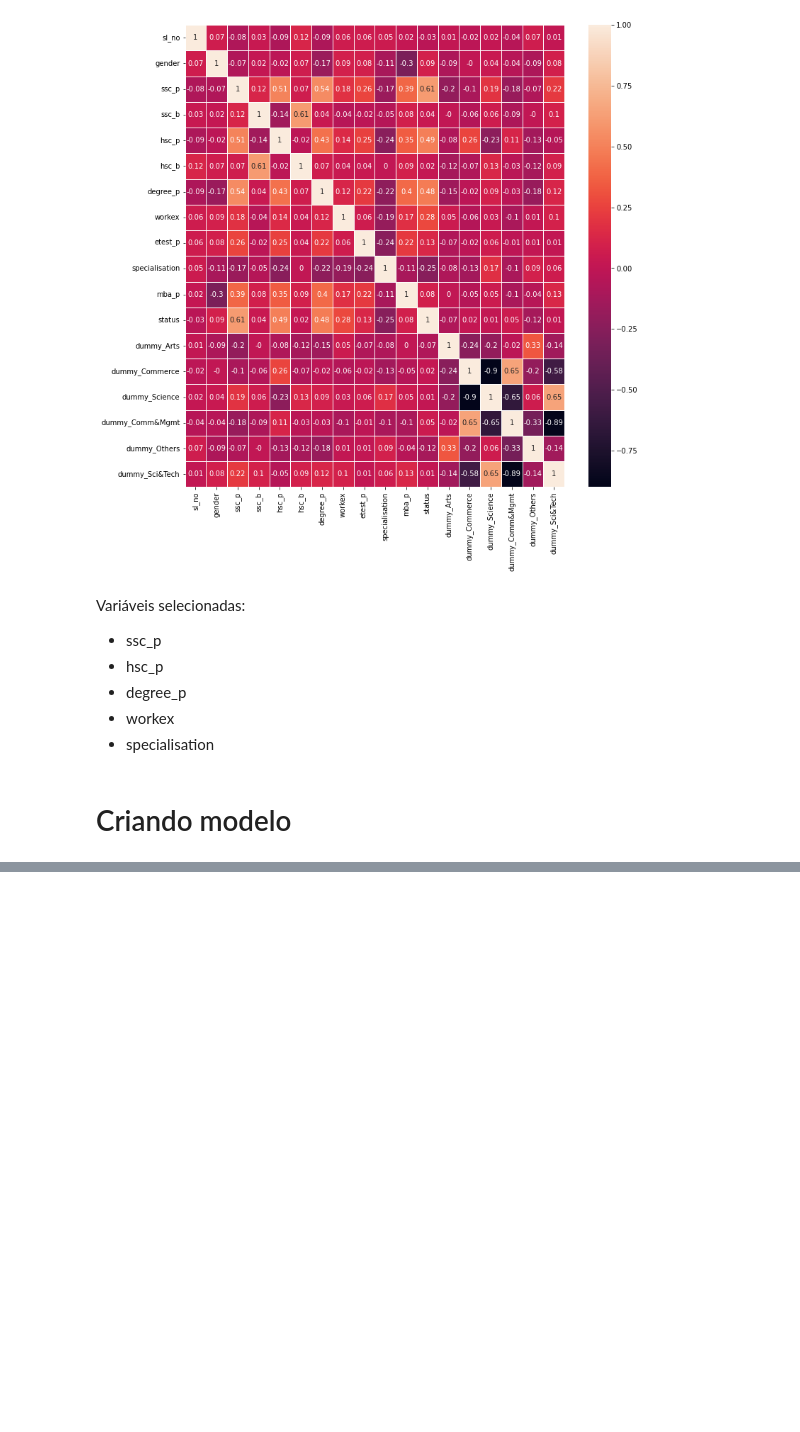
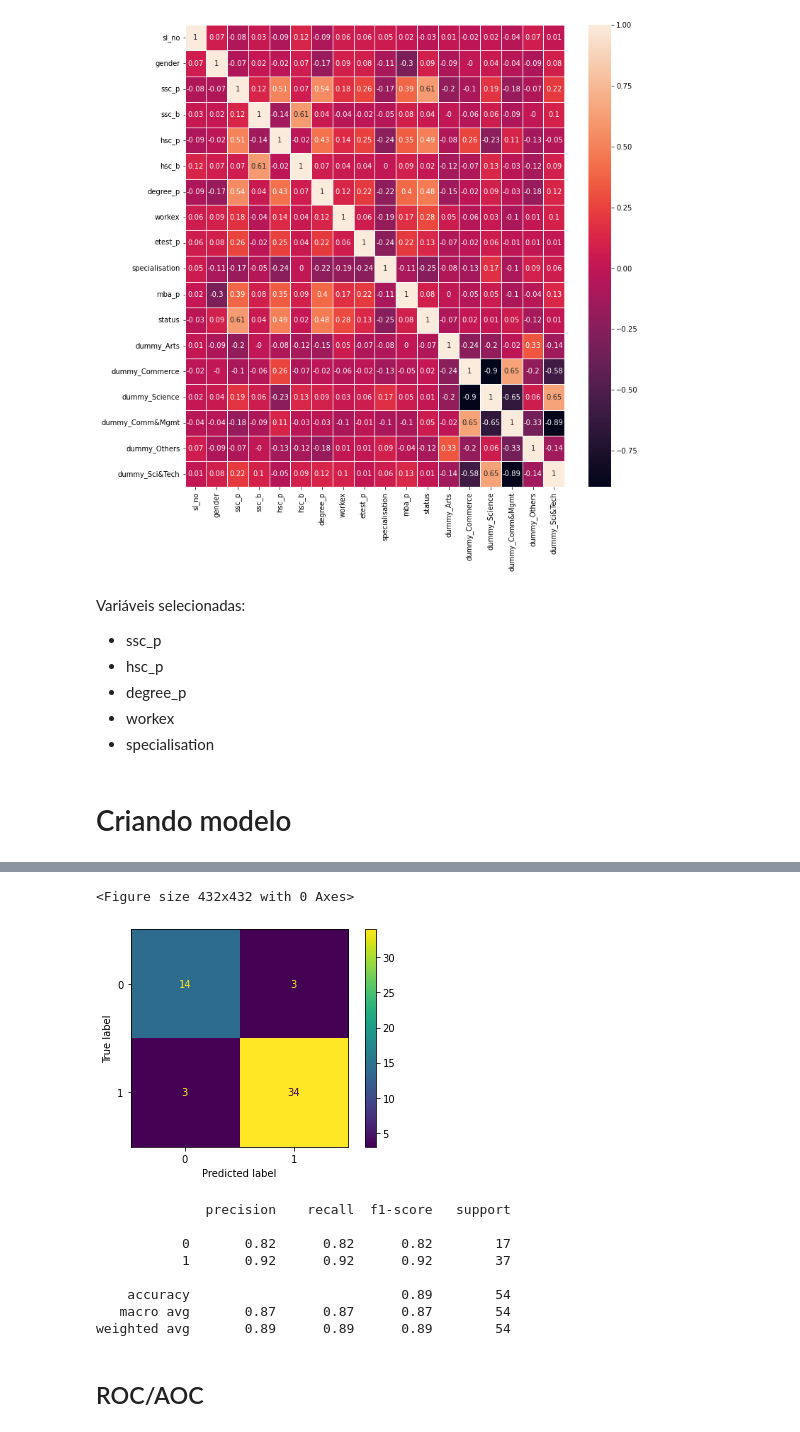
Before and after one commit to jackson-simionato/fase2_pos_tech, a Jupyter notebook: 2_Machine_Learning_Avancado/Aula7_ROC_AUC/Aula7_ROC_AUC.ipynb, the cells around one changed output, grey strips where cells are left out. Cells and saved outputs as stored; diff of their text form; code cells hidden in the pictures; blank space fills up the shorter version.

```diff
--- a/2_Machine_Learning_Avancado/Aula7_ROC_AUC/Aula7_ROC_AUC.ipynb
+++ b/2_Machine_Learning_Avancado/Aula7_ROC_AUC/Aula7_ROC_AUC.ipynb
@@ -358,0 +444,30 @@ from sklearn.preprocessing import StandardScaler, MinMaxScaler
+# %%
+svm = LinearSVC(C=1)
+
+svm.fit(x_train_scaled, y_train)
+
+y_pred_svm = svm.predict(x_test_scaled)
+# %%
+conf_matrix = confusion_matrix(y_test, y_pred_svm)
+
+fig = plt.figure(figsize=(6,6))
+
+disp = ConfusionMatrixDisplay(conf_matrix)
+disp.plot(values_format='d')
+
+plt.show()
+
+print(classification_report(y_test, y_pred_svm))
+# %% [output]
+<Figure size 432x432 with 0 Axes>
+[figure, added]
+              precision    recall  f1-score   support
+
+           0       0.82      0.82      0.82        17
+           1       0.92      0.92      0.92        37
+
+    accuracy                           0.89        54
+   macro avg       0.87      0.87      0.87        54
+weighted avg       0.89      0.89      0.89        54
+# %% [markdown]
+## ROC/AOC
```
Also changed, not shown: parts of 24 cells of this notebook, 1 other file.
